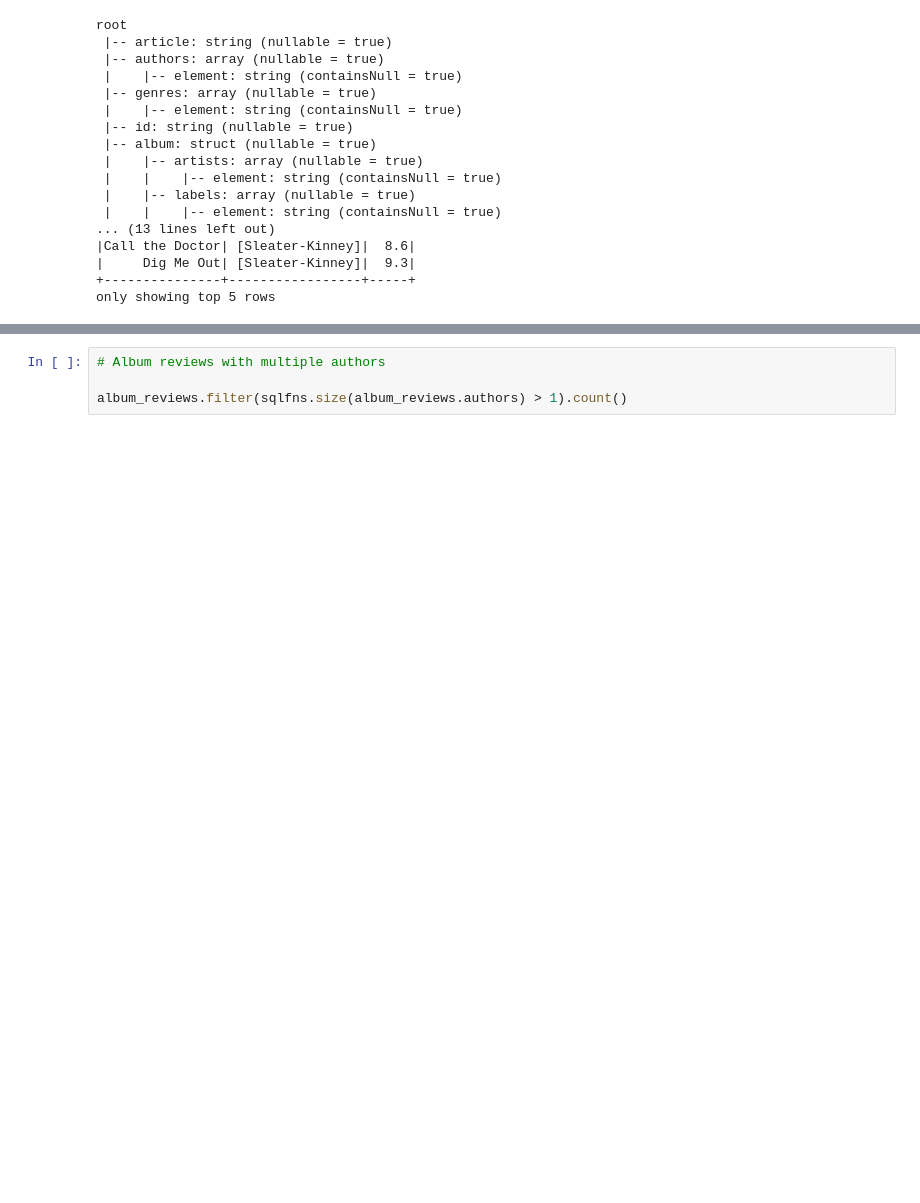
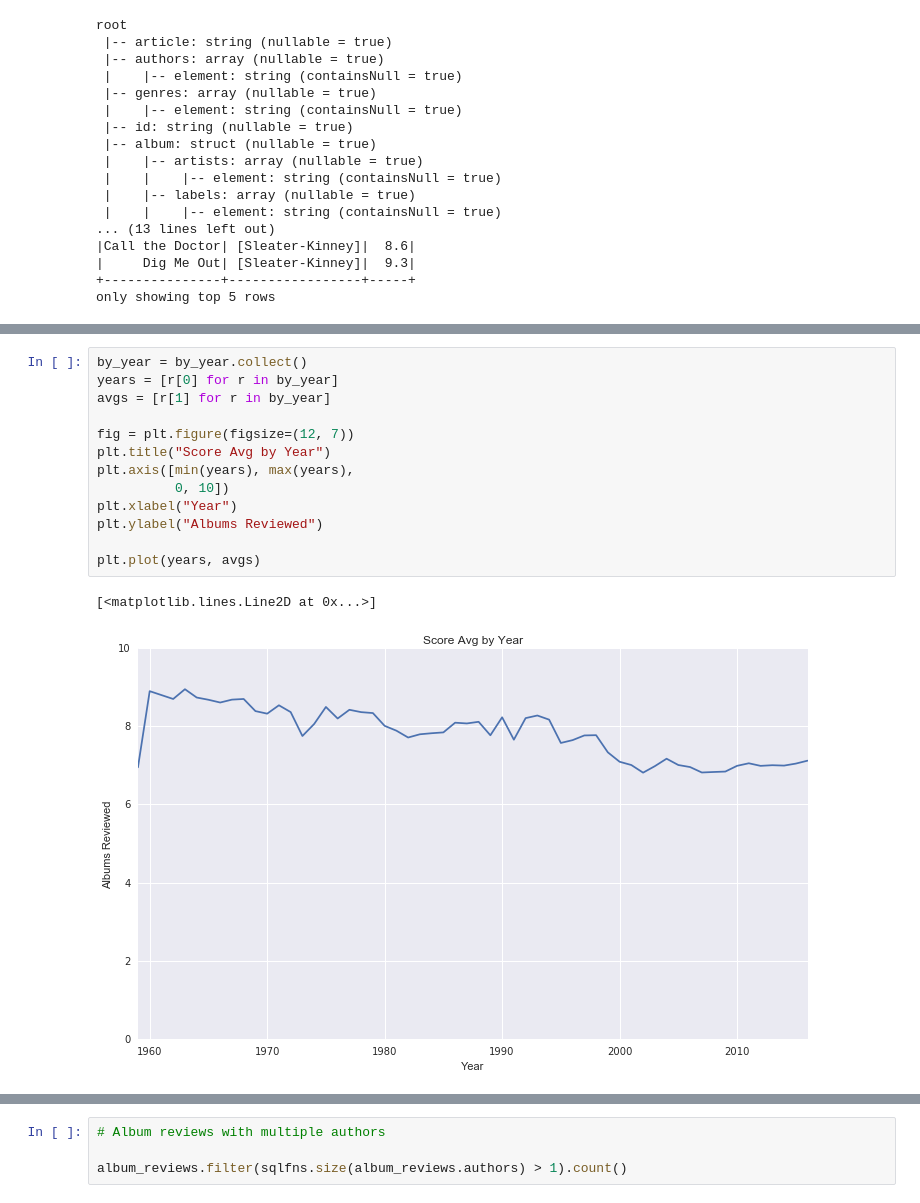
Before and after one commit to microamp/pitchfork-analysis, a Jupyter notebook: Untitled.ipynb, the cells around one changed output, grey strips where cells are left out. Drawn from its saved outputs; the diff is of its cells as text; blank space fills up the shorter version.

```diff
--- a/Untitled.ipynb
+++ b/Untitled.ipynb
@@ -290,3 +372,19 @@ only showing top 5 rows
+# %%
+by_year = by_year.collect()
+years = [r[0] for r in by_year]
+avgs = [r[1] for r in by_year]
+
+fig = plt.figure(figsize=(12, 7))
+plt.title("Score Avg by Year")
+plt.axis([min(years), max(years),
+          0, 10])
+plt.xlabel("Year")
+plt.ylabel("Albums Reviewed")
+
+plt.plot(years, avgs)
+# %% [output]
+[<matplotlib.lines.Line2D at 0x...>]
+[figure, added]
 # %%
 # Reviews with the perfect score, 10 (non-remasters ONLY)
 
```
Also changed, not shown: parts of 10 cells of this notebook.
